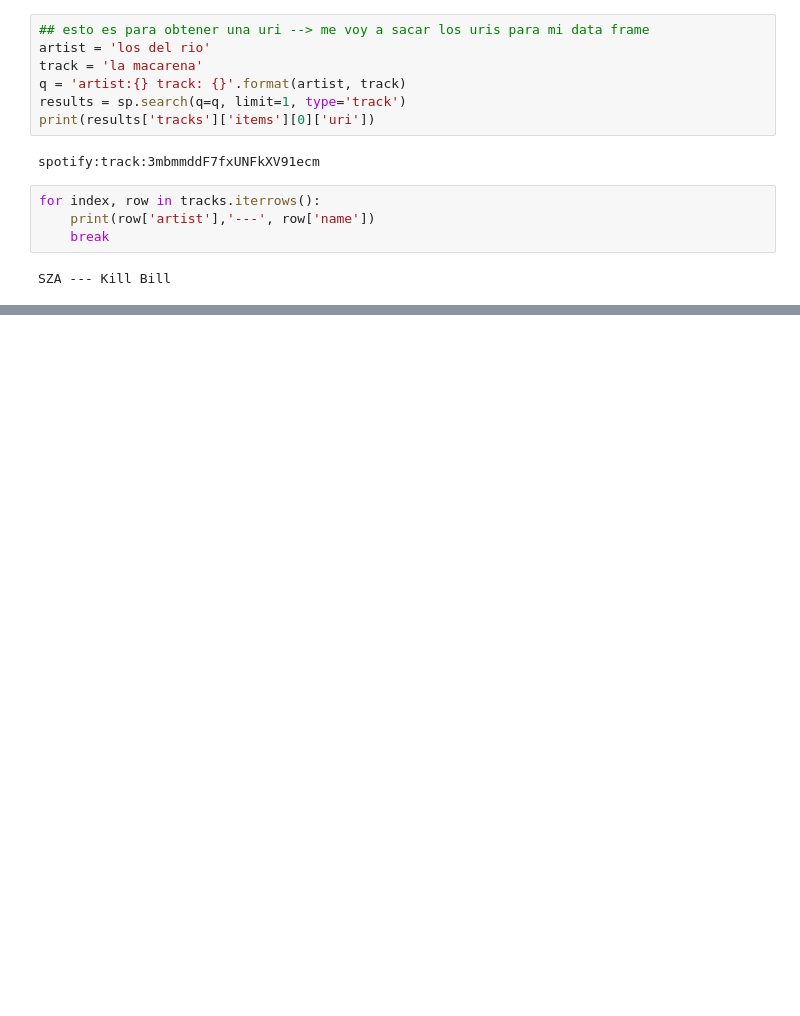
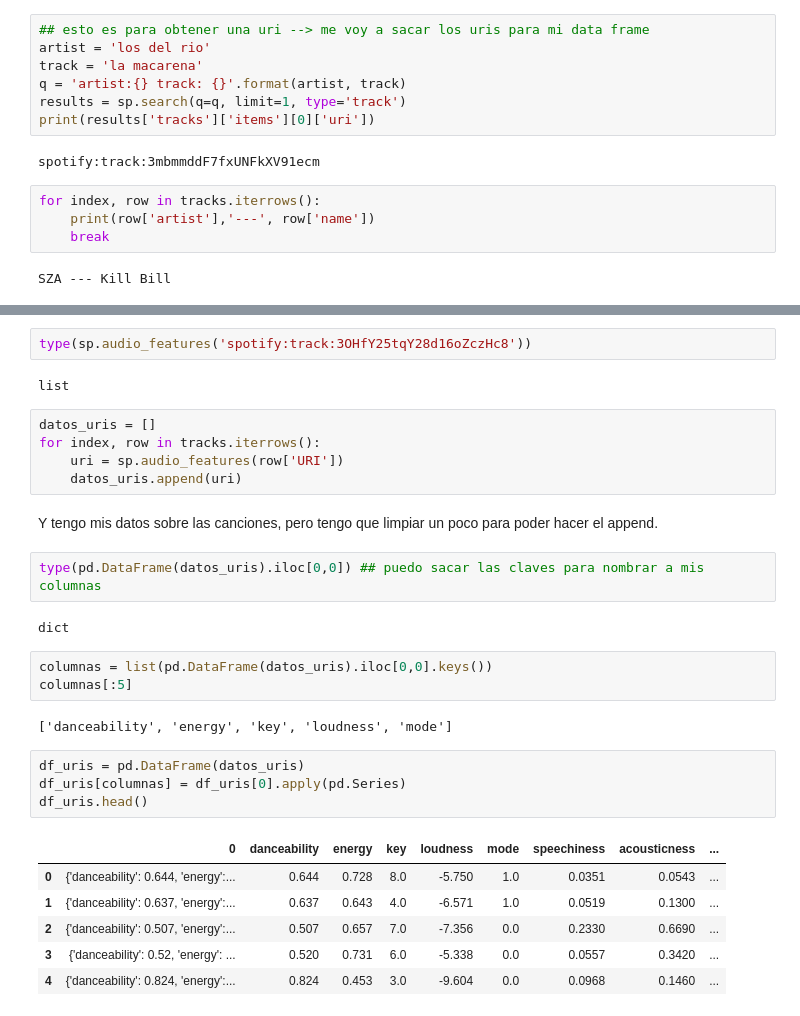
Before and after one commit to Ironhack-Data-Madrid-PartTime-Oct22/lab-APIs, a Jupyter notebook: solutions.ipynb, the cells around one changed output, grey strips where cells are left out. Drawn from its saved outputs; the diff is of its cells as text; blank space fills up the shorter version.

```diff
--- a/solutions.ipynb
+++ b/solutions.ipynb
@@ -414,0 +450,31 @@ spotify:track:5wANPM4fQCJwkGd4rN57mH
+# %%
+type(sp.audio_features('spotify:track:3OHfY25tqY28d16oZczHc8'))
+# %% [output]
+list
+# %%
+datos_uris = []
+for index, row in tracks.iterrows():
+    uri = sp.audio_features(row['URI'])
+    datos_uris.append(uri)
+# %% [markdown]
+Y tengo mis datos sobre las canciones, pero tengo que limpiar un poco para poder hacer el append.
+# %%
+type(pd.DataFrame(datos_uris).iloc[0,0]) ## puedo sacar las claves para nombrar a mis columnas
+# %% [output]
+dict
+# %%
+columnas = list(pd.DataFrame(datos_uris).iloc[0,0].keys())
+columnas[:5]
+# %% [output]
+['danceability', 'energy', 'key', 'loudness', 'mode']
+# %%
+df_uris = pd.DataFrame(datos_uris)
+df_uris[columnas] = df_uris[0].apply(pd.Series)
+df_uris.head()
+# %% [output]
+|  | 0 | danceability | energy | key | loudness | mode | speechiness | acousticness | ... |
+| 0 | {'danceability': 0.644, 'energy':... | 0.644 | 0.728 | 8.0 | -5.750 | 1.0 | 0.0351 | 0.0543 | ... |
+| 1 | {'danceability': 0.637, 'energy':... | 0.637 | 0.643 | 4.0 | -6.571 | 1.0 | 0.0519 | 0.1300 | ... |
+| 2 | {'danceability': 0.507, 'energy':... | 0.507 | 0.657 | 7.0 | -7.356 | 0.0 | 0.2330 | 0.6690 | ... |
+| 3 | {'danceability': 0.52, 'energy': ... | 0.520 | 0.731 | 6.0 | -5.338 | 0.0 | 0.0557 | 0.3420 | ... |
+| 4 | {'danceability': 0.824, 'energy':... | 0.824 | 0.453 | 3.0 | -9.604 | 0.0 | 0.0968 | 0.1460 | ... |
```
Also changed, not shown: parts of 16 cells of this notebook.
